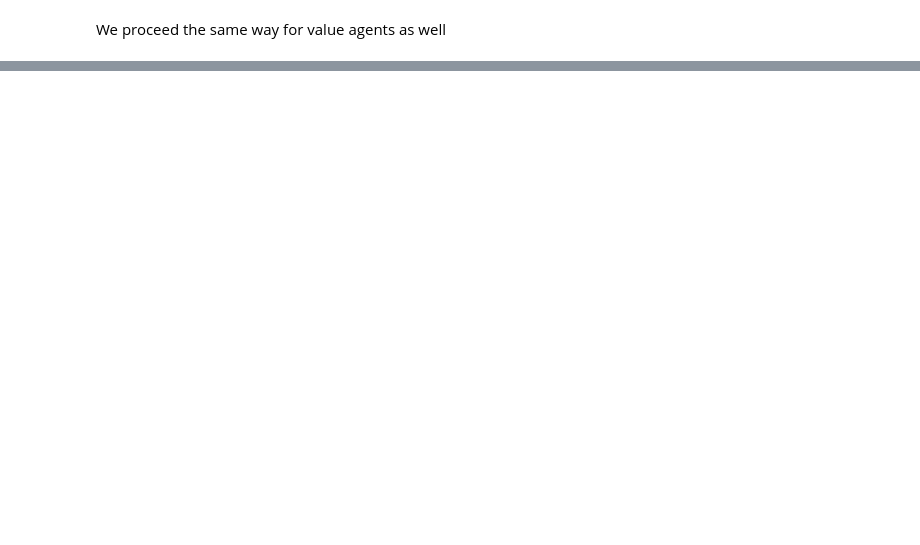
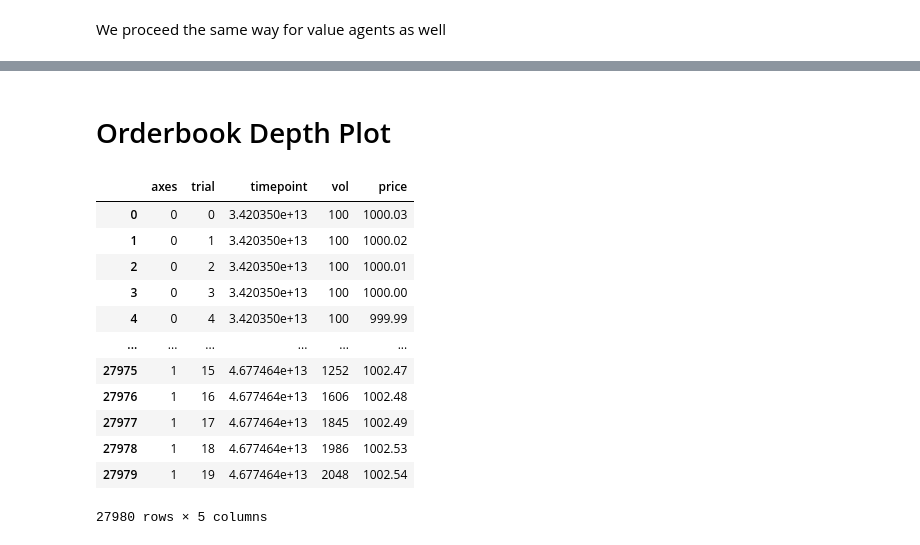
Before and after one commit to phelstab/research-reference-markets-dynamics, a Jupyter notebook: abides-jpmc-public/thesis-abides-experiments/003_market_experiments/abides_markets_experiment.ipynb, the cells around one changed output, grey strips where cells are left out. Saved outputs shown, nothing was run; the diff lists cells and outputs as text; code cells hidden in the pictures; blank space fills up the shorter version.

```diff
--- a/abides-jpmc-public/thesis-abides-experiments/003_market_experiments/abides_markets_experiment.ipynb
+++ b/abides-jpmc-public/thesis-abides-experiments/003_market_experiments/abides_markets_experiment.ipynb
@@ -215,0 +300,22 @@ df.to_csv('order_executed.csv')
+# %%
+times = [ t - ns_date(t) for t in L2["times"] ]
+
+values = []
+for x in range(0, len(times)):
+    bid_vol = []
+    ask_vol = []
+    for i in range(0, 10):
+        bid_vol.append(L2["bids"][x][i][1])
+        ask_vol.append(L2["asks"][x][i][1])
+        values.append({
+            'lvl': i+1,
+            'nanoseconds': times[x],
+            'bid_vol_cumsum': np.cumsum(bid_vol)[i],
+            'bid_price': L2["bids"][x][i][0]/100,
+            'ask_vol_cumsum': np.cumsum(ask_vol)[i],
+            'ask_price': L2["asks"][x][i][0]/100
+        })
+
+
+df = pd.DataFrame(values)
+df[500:510]
@@ -215,0 +574,39 @@ df.to_csv('order_executed.csv')
+# %% [markdown]
+# Orderbook Depth Plot
+# %%
+values = []
+times = [ t - ns_date(t) for t in L2["times"] ]
+
+
+for x in range(0, len(times), 20):
+    bid_vol = []
+
+    for i in range(0, 10):
+        bid_vol.append(L2["bids"][x][i][1])
+        v1 = {'axes': 0, 'trial': i, 'timepoint': times[x], 'vol': np.cumsum(bid_vol)[i], 'price': L2["bids"][x][i][0]/100}
+        values.append(v1)
+
+    ask_vol = []
+    for z in range(0,10):
+        ask_vol.append(L2["asks"][x][z][1])
+        v2 = {'axes': 1, 'trial': 10+z, 'timepoint': times[x], 'vol': np.cumsum(ask_vol)[z], 'price': L2["asks"][x][z][0]/100}
+        values.append(v2)
+
+
+
+orderbook = (px.line(df[0:10000], x='price', y='vol', animation_frame='timepoint', animation_group='timepoint', color='axes', range_y=[0, 2000], height=600, width=800, title='Orderbook'))
+orderbook
+# %% [output]
+|  | axes | trial | timepoint | vol | price |
+| 0 | 0 | 0 | 3.420350e+13 | 100 | 1000.03 |
+| 1 | 0 | 1 | 3.420350e+13 | 100 | 1000.02 |
+| 2 | 0 | 2 | 3.420350e+13 | 100 | 1000.01 |
+| 3 | 0 | 3 | 3.420350e+13 | 100 | 1000.00 |
+| 4 | 0 | 4 | 3.420350e+13 | 100 | 999.99 |
+| ... | ... | ... | ... | ... | ... |
+| 27975 | 1 | 15 | 4.677464e+13 | 1252 | 1002.47 |
+| 27976 | 1 | 16 | 4.677464e+13 | 1606 | 1002.48 |
+| 27977 | 1 | 17 | 4.677464e+13 | 1845 | 1002.49 |
+| 27978 | 1 | 18 | 4.677464e+13 | 1986 | 1002.53 |
+| 27979 | 1 | 19 | 4.677464e+13 | 2048 | 1002.54 |
+27980 rows × 5 columns
```
Also changed, not shown: parts of 34 cells of this notebook, 5 other files.
